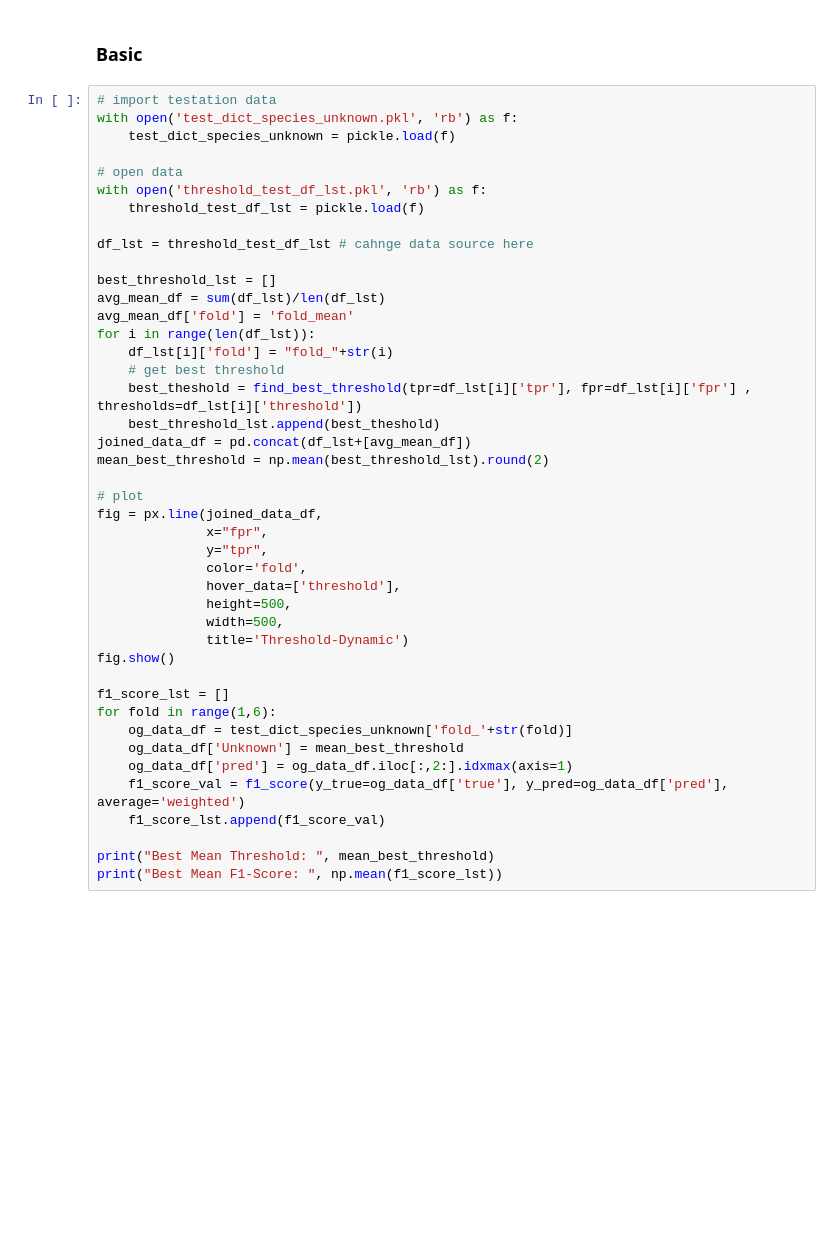
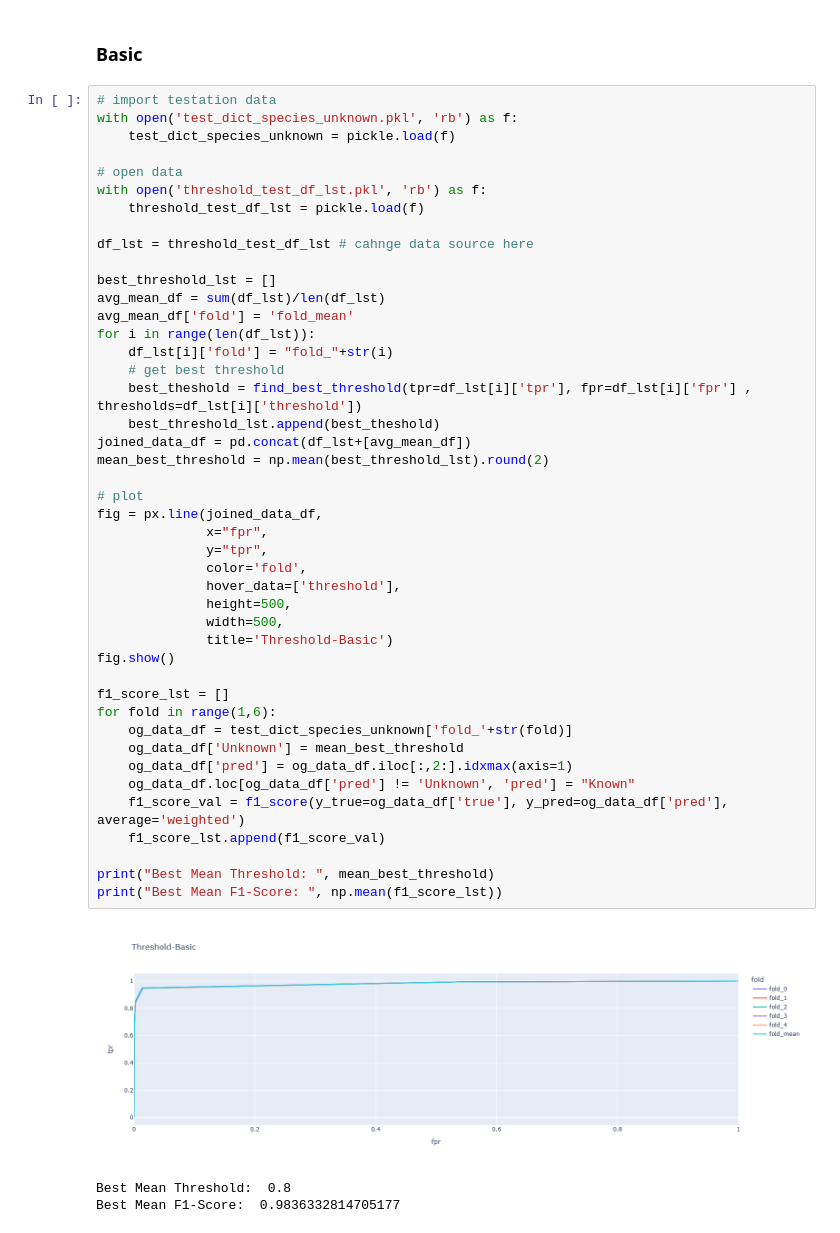
Before and after one commit to ChristopherMarais/Beetle_classifier, a Jupyter notebook: Data/clean/ROC_curve_unknown.ipynb, the cells around one changed output. Drawn from its saved outputs; the diff is of its cells as text; blank space fills up the shorter version.

```diff
--- a/Data/clean/ROC_curve_unknown.ipynb
+++ b/Data/clean/ROC_curve_unknown.ipynb
@@ -321,31 +331,36 @@ best_threshold_lst = []
 avg_mean_df = sum(df_lst)/len(df_lst)
 avg_mean_df['fold'] = 'fold_mean'
 for i in range(len(df_lst)):
     df_lst[i]['fold'] = "fold_"+str(i)
     # get best threshold
     best_theshold = find_best_threshold(tpr=df_lst[i]['tpr'], fpr=df_lst[i]['fpr'] , thresholds=df_lst[i]['threshold'])
     best_threshold_lst.append(best_theshold)
 joined_data_df = pd.concat(df_lst+[avg_mean_df])
 mean_best_threshold = np.mean(best_threshold_lst).round(2)
 
 # plot
 fig = px.line(joined_data_df,
               x="fpr",
               y="tpr",
               color='fold',
               hover_data=['threshold'],
               height=500,
               width=500,
-              title='Threshold-Dynamic')
+              title='Threshold-Basic')
 fig.show()
 
 f1_score_lst = []
 for fold in range(1,6):
     og_data_df = test_dict_species_unknown['fold_'+str(fold)]
     og_data_df['Unknown'] = mean_best_threshold
     og_data_df['pred'] = og_data_df.iloc[:,2:].idxmax(axis=1)
+    og_data_df.loc[og_data_df['pred'] != 'Unknown', 'pred'] = "Known"
     f1_score_val = f1_score(y_true=og_data_df['true'], y_pred=og_data_df['pred'], average='weighted')
     f1_score_lst.append(f1_score_val)
 
 print("Best Mean Threshold: ", mean_best_threshold)
 print("Best Mean F1-Score: ", np.mean(f1_score_lst))
+# %% [output]
+[figure, added]
+Best Mean Threshold:  0.8
+Best Mean F1-Score:  0.9836332814705177
```
Also changed, not shown: parts of 4 cells of this notebook.
